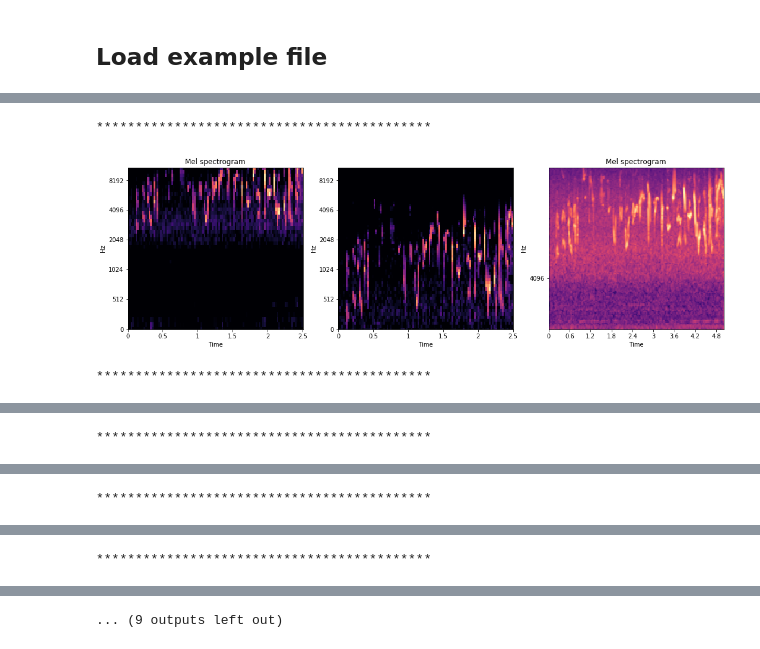
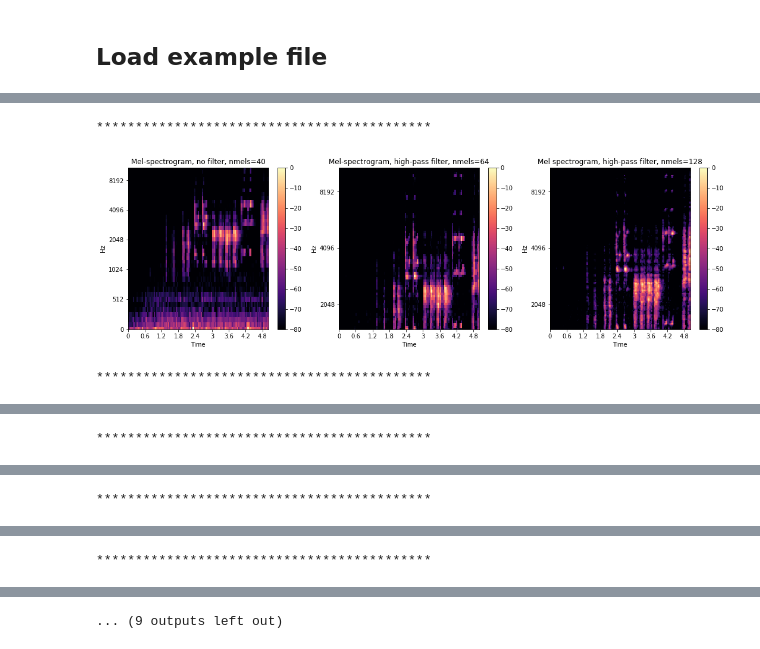
Before and after one commit to wimlds-trojmiasto/birds, a Jupyter notebook: notebooks/AM_compareSpectrograms.ipynb, the cells around one changed output, grey strips where cells are left out. Saved outputs shown, nothing was run; the diff lists cells and outputs as text; code cells hidden in the pictures.

```diff
--- a/notebooks/AM_compareSpectrograms.ipynb
+++ b/notebooks/AM_compareSpectrograms.ipynb
@@ -5,7 +5,7 @@
 import os
 
 flist=[]
-for root, dirs, files in os.walk("../data/xeno-canto-dataset/"):
+for root, dirs, files in os.walk("/home/agata/data/xeno-canto-dataset/"):
     for file in files:
         if file.endswith(".mp3"):
             flist.append(os.path.join(root, file))
@@ -26,7 +26,16 @@ from random import sample
 randFiles = sample(range(len(flist)), 10)
 print('Selected random files number:',randFiles)
 
-print(filePath)
+# print(filePath)
+### + ADG
+### correction of sr value
+### change of fmax value (not more than sr/2)
+### change of ref (=max) --> normalization
+### correction of frequency axis
+### adding colorbar to plots
+### changing plot titles
+### correction of power2db input (S**2 instead of S)
+
 
 for audioFile in randFiles:
     data, sr = librosa.load(flist[audioFile], duration=5) # sr = sampling rate
@@ -34,7 +43,6 @@ for audioFile in randFiles:
     ## Source: MK_spectrogram
     N_FFT = 1024         # Number of frequency bins for Fast Fourier Transform
     HOP_SIZE = 1024      # Number of audio frames between STFT columns
-    SR = 44100           # Sampling frequency
     N_MELS = 40          # Mel band parameters
     WIN_SIZE = 1024      # number of samples in each STFT window
     WINDOW_TYPE = 'hann' # the windowin function
@@ -46,70 +54,75 @@ for audioFile in randFiles:
         librosa.core.amplitude_to_db(
             librosa.feature.melspectrogram(
                             y=data,
-                            S=np.abs(
-                                librosa.stft(
-                                    data, n_fft = N_FFT,
-                                    hop_length = HOP_SIZE,
-                                    window = WINDOW_TYPE,
-                                    win_length = WIN_SIZE)
-                                    )**2,
-                            sr=SR,
+                            #S=np.abs(
+                             #   librosa.stft(
+                              #      data, n_fft = N_FFT,
+                               #     hop_length = HOP_SIZE,
+                                #    window = WINDOW_TYPE,
+                                 #   win_length = WIN_SIZE)
+                                  #  )**2,
+                            sr=sr,
                             n_fft=N_FFT,
                             hop_length=HOP_SIZE,
                             n_mels=N_MELS,
                             htk=True,
                             fmin=0.0,
                             fmax=sr/2.0),
-                ref=1.0),
-            sr=SR,
+                ref=np.max),
+            sr=sr,
             hop_length=HOP_SIZE,
             x_axis='time',
             y_axis='mel')
 
-    plt.title('Mel spectrogram')
+    plt.colorbar()
+    plt.title('Mel-spectrogram, no filter, nmels='  +str(N_MELS))
 
 
     # MK_spectrogram modified
     N_FFT = 1024         #
     HOP_SIZE = 1024      #
-    SR = 44100           #
     N_MELS = 64          # Higher
     WIN_SIZE = 1024      #
     WINDOW_TYPE = 'hann' #
     FEATURE = 'mel'      #
+    FMIN = 1500
 
     plt.subplot(1,3,2)
     librosa.display.specshow(
                 librosa.core.amplitude_to_db(
                     librosa.feature.melspectrogram(
                                     y=data,
-                                    S=np.abs(
-                                        librosa.stft(
-                                            data, n_fft = N_FFT,
-                                            hop_length = HOP_SIZE,
-                                            window = WINDOW_TYPE,
-                                            win_length = WIN_SIZE)
-                                            )**2,
-                                    sr=SR,
+                                    #S=np.abs(
+                                     #   librosa.stft(
+                                      #      data, n_fft = N_FFT,
+                                       #     hop_length = HOP_SIZE,
+                                        #    window = WINDOW_TYPE,
+                                         #   win_length = WIN_SIZE)
+                                          #  )**2,
+                                    sr=sr,
                                     n_fft=N_FFT,
                                     hop_length=HOP_SIZE,
                                     n_mels=N_MELS,
                                     htk=True,
-                                    fmin=2500.0, # higher limit
-                                    fmax=sr), # higher limit
-                        ref=1.0),
-                    sr=SR,
+                                    fmin=FMIN, # higher limit ##high-pass filter freq.
+                                    fmax=sr/2), # higher limit ##sr/2 = max
+                        ref=np.max),
+                    sr=sr,
                     hop_length=HOP_SIZE,
                     x_axis='time',
-                    y_axis='mel')
+                    y_axis='mel',
+                    fmin=FMIN) #fmin -correct plot scale frequency parameter
+    plt.title('Mel-spectrogram, high-pass filter, nmels=' +str(N_MELS))
+    plt.colorbar()
 
     plt.subplot(1,3,3)
-
     # Source: AM_analyzeDataset
-    S = librosa.feature.melspectrogram(y=data, sr=sr, n_mels=128,fmax=8000)
-    librosa.display.specshow(librosa.power_to_db(S,ref=np.max),
-                              y_axis='mel', fmin = 3000, fmax=8000,x_axis='time')
-    plt.title('Mel spectrogram')
+    n_mels=128
+    S = librosa.feature.melspectrogram(y=data, sr=sr, fmin=FMIN) #AMPLITUDE
+    librosa.display.specshow(librosa.power_to_db(S**2,ref=np.max),
+                              y_axis='mel', x_axis='time', fmin=FMIN) #power = S**2
+    plt.title('Mel spectrogram, high-pass filter, nmels=' +str(n_mels))
+    plt.colorbar()
     plt.show()
     print('*******************************************')
 # %% [output]
@@ -119,3 +131,3 @@ Selected random files number: [816, 1707, 1501, 302, 584, 1503, 301, 42, 1167, 1
 *******************************************
-[figure, old version]
+[figure, new version]
 *******************************************
```
Also changed, not shown: parts of 2 cells of this notebook, 1 other file.
